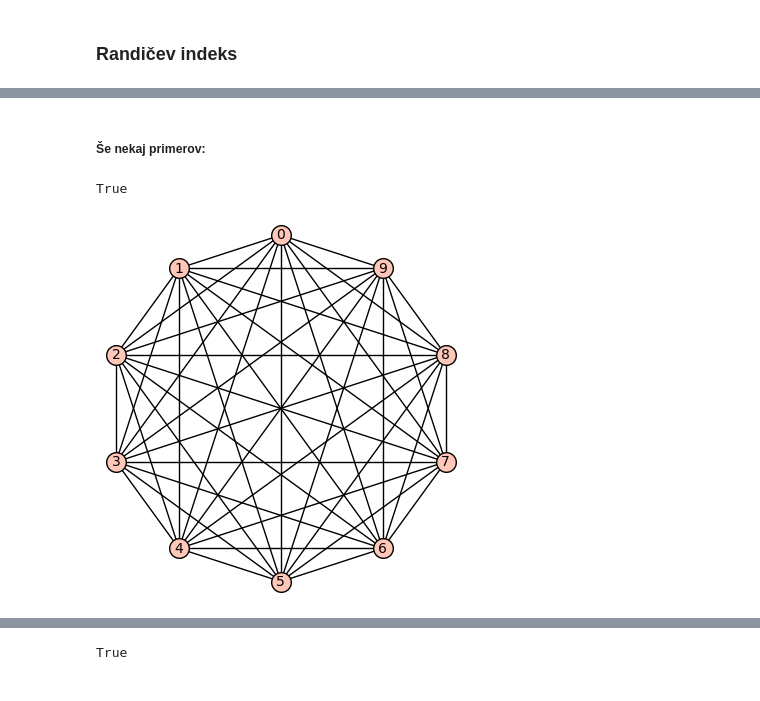
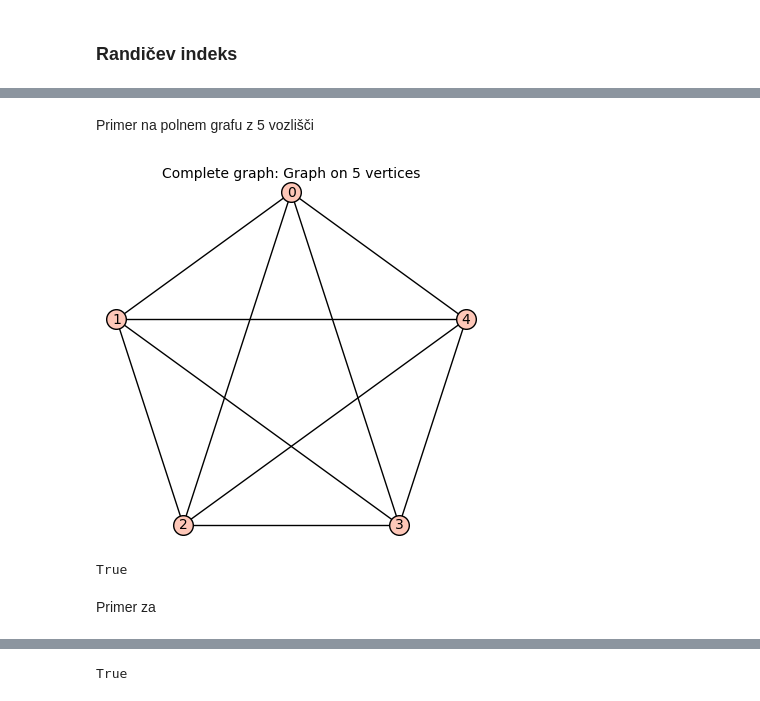
Before and after one commit to ZavbiA/Graffiti-conjecture-on-Randic-index-vs.-radius, a Jupyter notebook: mali_grafi.ipynb, the cells around one changed output, grey strips where cells are left out. Cells and saved outputs as stored; diff of their text form; code cells hidden in the pictures.

```diff
--- a/mali_grafi.ipynb
+++ b/mali_grafi.ipynb
@@ -27,13 +21,15 @@ Veljati mora $ Ra(G) \geq rad(G) -1$
-# %% [markdown]
-##### Še nekaj primerov:
-# %%
-Ran >= ra - 1
-# %% [output]
-True
+# %% [markdown]
+Primer na polnem grafu z 5 vozlišči
 # %%
-g = graphs.CompleteGraph(10)
+G = graphs.CompleteGraph(5)
-# %%
-plot(g)
-# %% [output]
-[figure, removed]
+# %%
+G
+# %% [output]
+[figure, added]
+# %%
+randic(G) >= G.radius() - 1
+# %% [output]
+True
+# %% [markdown]
+Primer za
 # %%
```
Also changed, not shown: parts of 34 cells of this notebook, 1 other file.
